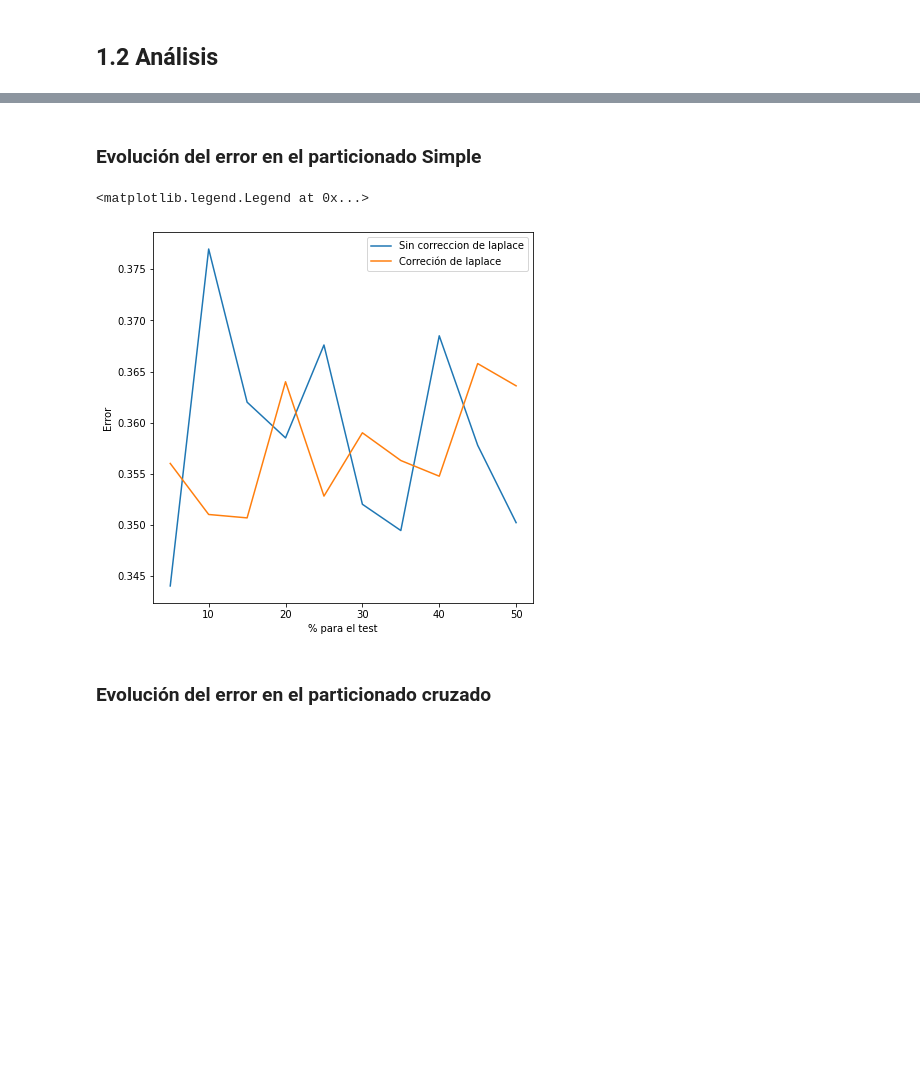
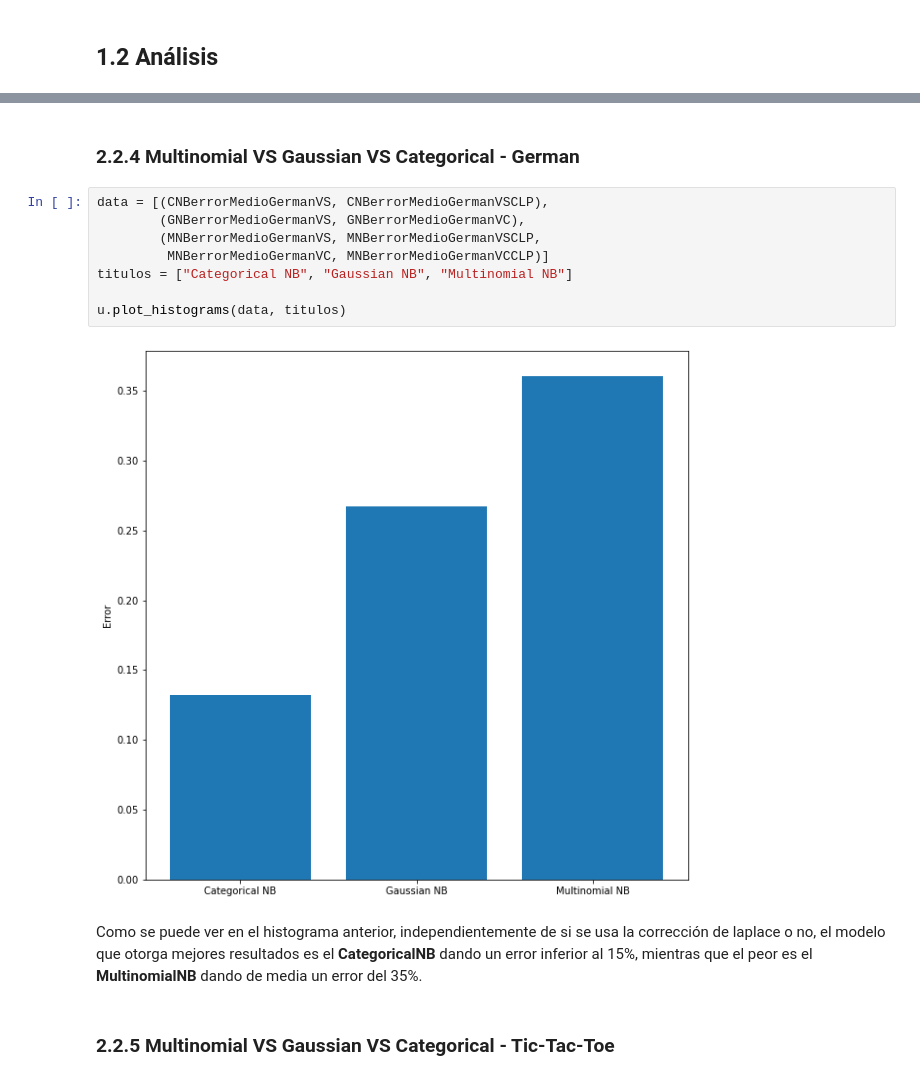
Before and after one commit to kecoma1/FAA, a Jupyter notebook: LAB_2/memoria.ipynb, the cells around one changed output, grey strips where cells are left out. Saved outputs shown, nothing was run; the diff lists cells and outputs as text; blank space fills up the shorter version.

```diff
--- a/LAB_2/memoria.ipynb
+++ b/LAB_2/memoria.ipynb
@@ -142,8 +262,16 @@ u.plot_CLP_MNB(data, titulos)
 # %% [markdown]
-### Evolución del error en el particionado Simple
+### 2.2.4 Multinomial VS Gaussian VS Categorical - German
 # %%
+data = [(CNBerrorMedioGermanVS, CNBerrorMedioGermanVSCLP),
+        (GNBerrorMedioGermanVS, GNBerrorMedioGermanVC),
+        (MNBerrorMedioGermanVS, MNBerrorMedioGermanVSCLP,
+         MNBerrorMedioGermanVC, MNBerrorMedioGermanVCCLP)]
+titulos = ["Categorical NB", "Gaussian NB", "Multinomial NB"]
+
+u.plot_histograms(data, titulos)
 # %% [output]
-<matplotlib.legend.Legend at 0x...>
-[figure, old version]
+[figure, new version]
+# %% [markdown]
+Como se puede ver en el histograma anterior, independientemente de si se usa la corrección de laplace o no, el modelo que otorga mejores resultados es el __CategoricalNB__ dando un error inferior al 15%, mientras que el peor es el __MultinomialNB__ dando de media un error del 35%.
 # %% [markdown]
-### Evolución del error en el particionado cruzado
+### 2.2.5 Multinomial VS Gaussian VS Categorical - Tic-Tac-Toe
```
Also changed, not shown: parts of 36 cells of this notebook, 3 other files.
